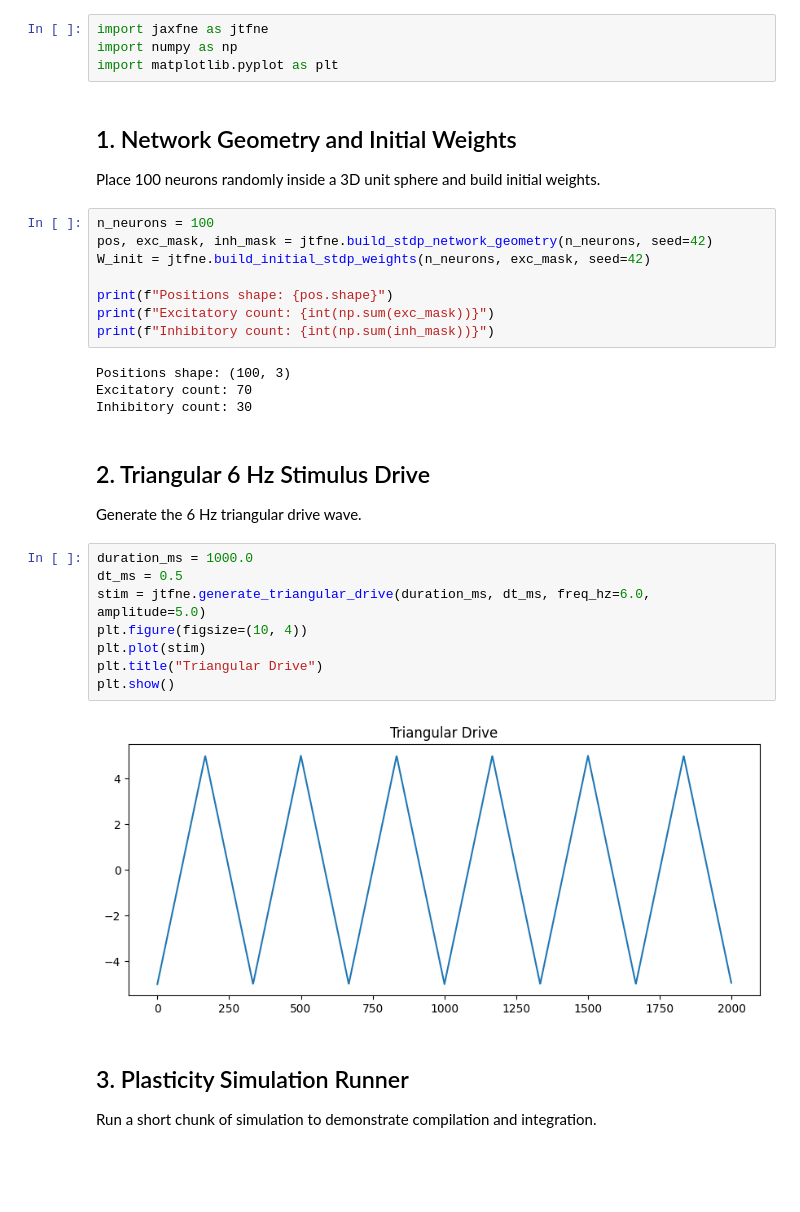
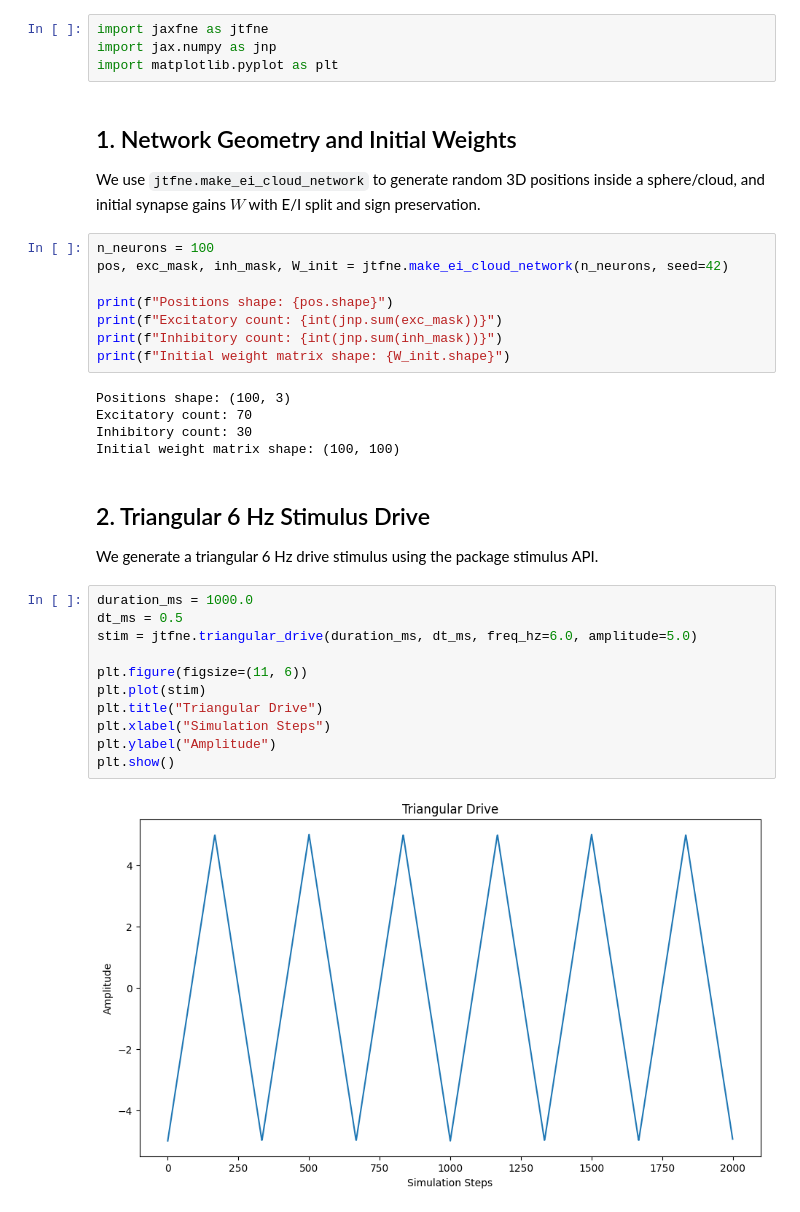
Before and after one commit to HNXJ/jaxfne, a Jupyter notebook: tutorials/jaxfne-v034-stdp-ltp-ltd-adaptation.ipynb, the cells around one changed output. Saved outputs shown, nothing was run; the diff lists cells and outputs as text; blank space fills up the shorter version.

Commit message:
v0.3.34 STDP/LTP/LTD: modular package layout, lazy matplotlib, rename like-related tests, match public API snapshot

```diff
--- a/tutorials/jaxfne-v034-stdp-ltp-ltd-adaptation.ipynb
+++ b/tutorials/jaxfne-v034-stdp-ltp-ltd-adaptation.ipynb
@@ -5,38 +5,38 @@ This tutorial demonstrates STDP activity-dependent plasticity in a 100-neuron E-
 # %%
 import jaxfne as jtfne
-import numpy as np
+import jax.numpy as jnp
 import matplotlib.pyplot as plt
 # %% [markdown]
 ## 1. Network Geometry and Initial Weights
 
-Place 100 neurons randomly inside a 3D unit sphere and build initial weights.
+We use `jtfne.make_ei_cloud_network` to generate random 3D positions inside a sphere/cloud, and initial synapse gains $W$ with E/I split and sign preservation.
 # %%
 n_neurons = 100
-pos, exc_mask, inh_mask = jtfne.build_stdp_network_geometry(n_neurons, seed=42)
-W_init = jtfne.build_initial_stdp_weights(n_neurons, exc_mask, seed=42)
+pos, exc_mask, inh_mask, W_init = jtfne.make_ei_cloud_network(n_neurons, seed=42)
 
 print(f"Positions shape: {pos.shape}")
-print(f"Excitatory count: {int(np.sum(exc_mask))}")
-print(f"Inhibitory count: {int(np.sum(inh_mask))}")
+print(f"Excitatory count: {int(jnp.sum(exc_mask))}")
+print(f"Inhibitory count: {int(jnp.sum(inh_mask))}")
+print(f"Initial weight matrix shape: {W_init.shape}")
 # %% [output]
 Positions shape: (100, 3)
 Excitatory count: 70
 Inhibitory count: 30
+Initial weight matrix shape: (100, 100)
 # %% [markdown]
 ## 2. Triangular 6 Hz Stimulus Drive
 
-Generate the 6 Hz triangular drive wave.
+We generate a triangular 6 Hz drive stimulus using the package stimulus API.
 # %%
 duration_ms = 1000.0
 dt_ms = 0.5
-stim = jtfne.generate_triangular_drive(duration_ms, dt_ms, freq_hz=6.0, amplitude=5.0)
-plt.figure(figsize=(10, 4))
+stim = jtfne.triangular_drive(duration_ms, dt_ms, freq_hz=6.0, amplitude=5.0)
+
+plt.figure(figsize=(11, 6))
 plt.plot(stim)
 plt.title("Triangular Drive")
+plt.xlabel("Simulation Steps")
+plt.ylabel("Amplitude")
 plt.show()
 # %% [output]
-[figure, old version]
+[figure, new version]
-# %% [markdown]
-## 3. Plasticity Simulation Runner
-
-Run a short chunk of simulation to demonstrate compilation and integration.
```
Also changed, not shown: parts of 5 cells of this notebook, 10 other files.
